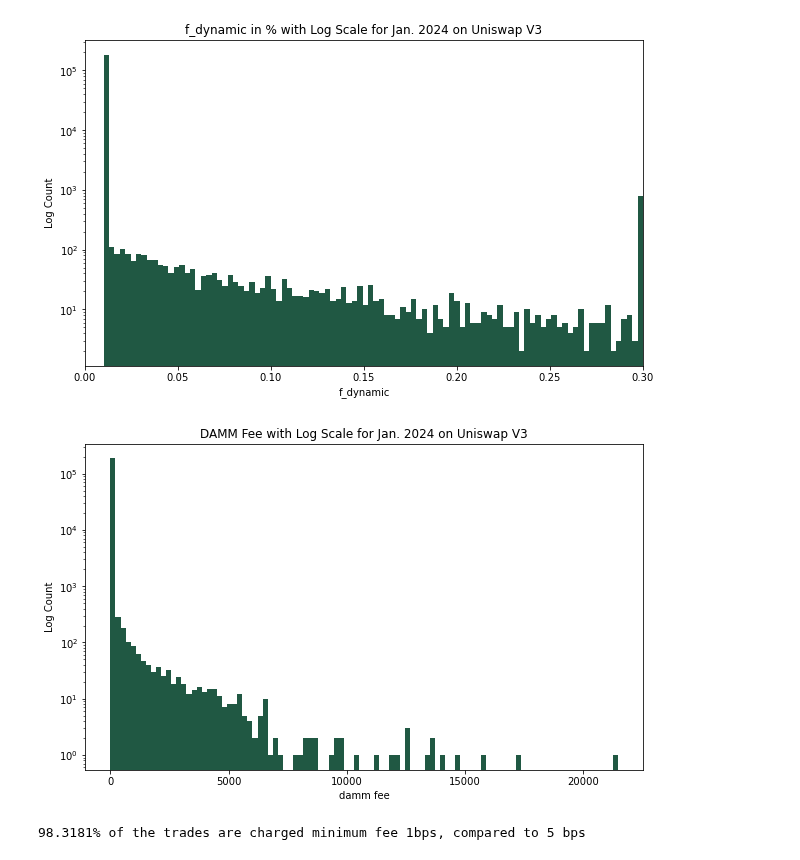
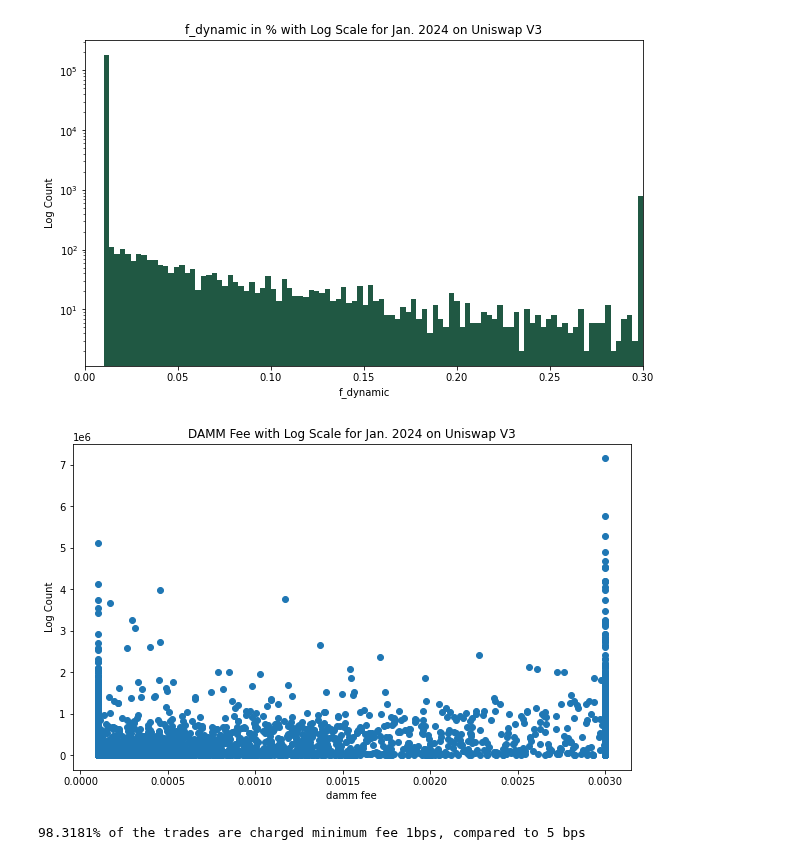
Before and after one commit to Armand-Morin/afp-berkeley-dynamic-fee-defi-amm, a Jupyter notebook: dynamic_fees_model.ipynb, the cells around one changed output. Saved outputs shown, nothing was run; the diff lists cells and outputs as text; code cells hidden in the pictures.

Commit message:
new graph, new optimization

```diff
--- a/dynamic_fees_model.ipynb
+++ b/dynamic_fees_model.ipynb
@@ -361,14 +365,14 @@ plt.show()
 [figure]
 # %%
 plt.figure(figsize=(10, 6))
-plt.hist(df['damm_fee'], bins=100, log=True, color="#205843")
+plt.scatter(df['f_dynamic'], df['amountUSD'],)# bins=100, log=True, color="#205843")
 
 plt.xlabel('damm fee')
 plt.ylabel('Log Count')
 plt.title('DAMM Fee with Log Scale for Jan. 2024 on Uniswap V3')
 plt.show()
 # %% [output]
-[figure, old version]
+[figure, new version]
 # %%
 print(f"{len(df[df['f_dynamic']==0.0001])/len(df)*100:.4f}% of the trades are charged minimum fee 1bps, compared to 5 bps")
 # %% [output]
```
Also changed, not shown: parts of 1 cell of this notebook.
